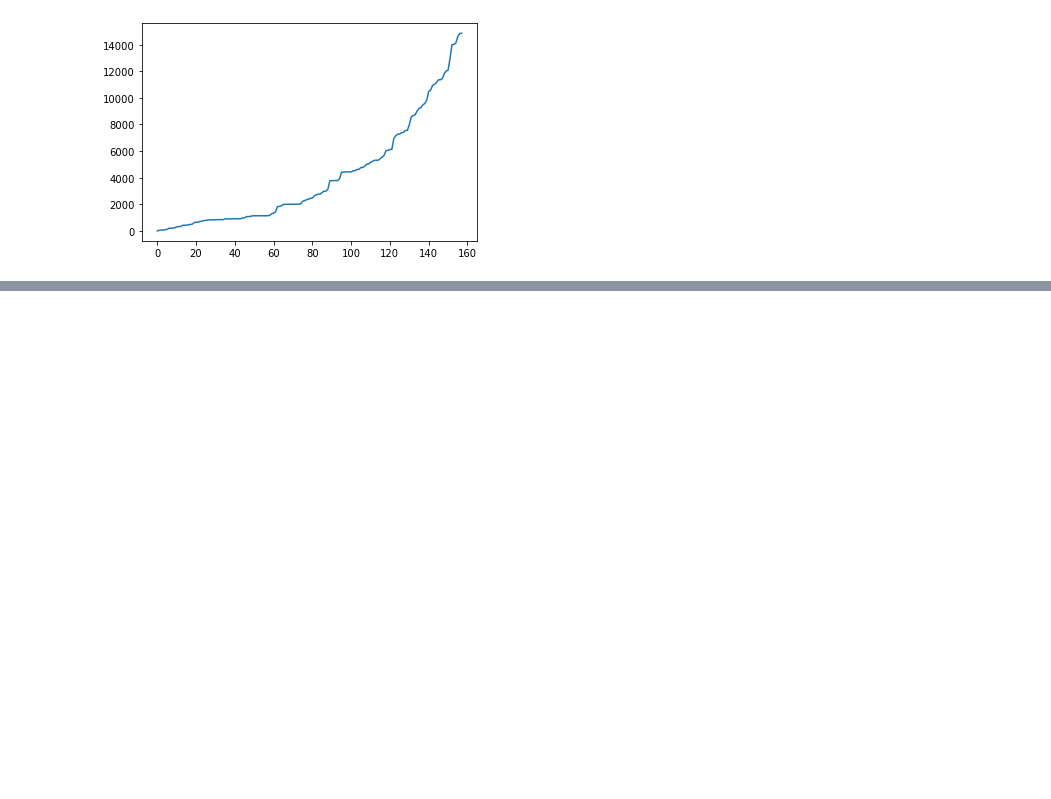
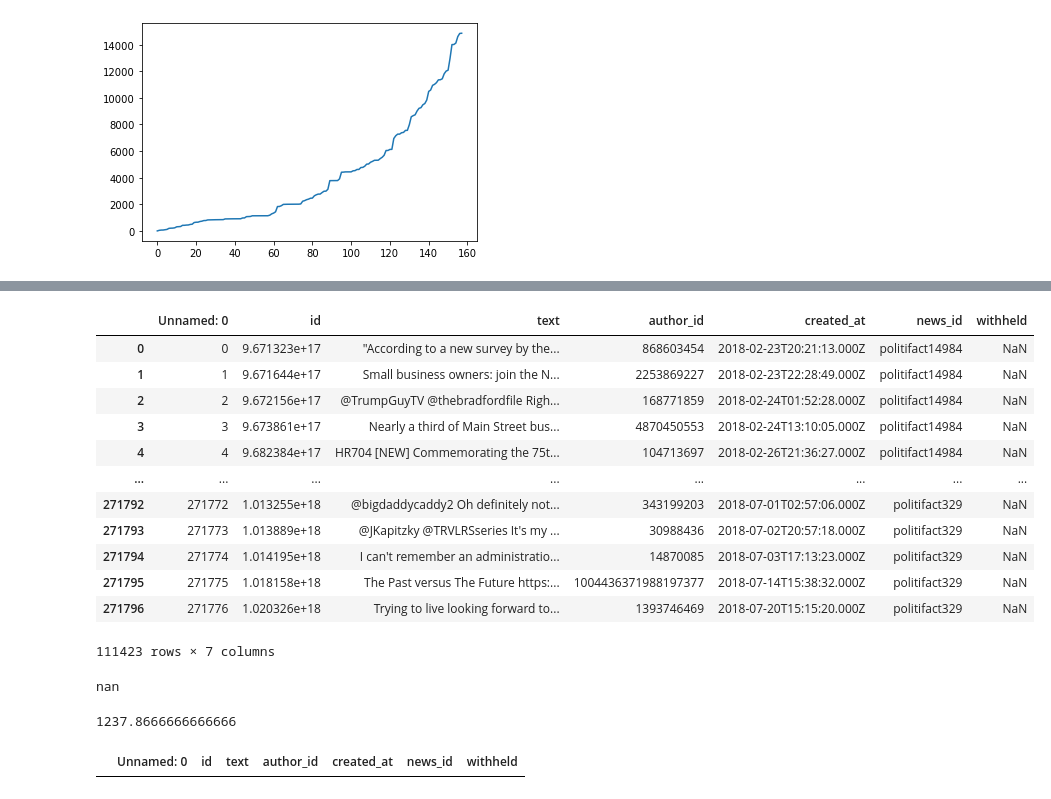
Before and after one commit to vtrikoupis/masters-thesis, a Jupyter notebook: tweet_times.ipynb, the cells around one changed output, grey strips where cells are left out. Cells and saved outputs as stored; diff of their text form; code cells hidden in the pictures; blank space fills up the shorter version.

Commit message:
wip, combining fake real and newer dataset

```diff
--- a/tweet_times.ipynb
+++ b/tweet_times.ipynb
@@ -85,0 +104,38 @@ plt.show()
+# %%
+politifact_real_manually_checked = pd.read_excel('processed-data/scraped_text_filtered/politifact_real_manually_checked.xlsx', engine='openpyxl')
+# %%
+valid_ids = politifact_real_manually_checked['id'].unique()
+# %%
+df = politifact_real_tweet_times[~politifact_real_tweet_times.news_id.isin([valid_ids])]
+# %%
+df
+# %% [output]
+|  | Unnamed: 0 | id | text | author_id | created_at | news_id | withheld |
+| 0 | 0 | 9.671323e+17 | "According to a new survey by the... | 868603454 | 2018-02-23T20:21:13.000Z | politifact14984 | NaN |
+| 1 | 1 | 9.671644e+17 | Small business owners: join the N... | 2253869227 | 2018-02-23T22:28:49.000Z | politifact14984 | NaN |
+| 2 | 2 | 9.672156e+17 | @TrumpGuyTV @thebradfordfile Righ... | 168771859 | 2018-02-24T01:52:28.000Z | politifact14984 | NaN |
+| 3 | 3 | 9.673861e+17 | Nearly a third of Main Street bus... | 4870450553 | 2018-02-24T13:10:05.000Z | politifact14984 | NaN |
+| 4 | 4 | 9.682384e+17 | HR704 [NEW] Commemorating the 75t... | 104713697 | 2018-02-26T21:36:27.000Z | politifact14984 | NaN |
+| ... | ... | ... | ... | ... | ... | ... | ... |
+| 271792 | 271772 | 1.013255e+18 | @bigdaddycaddy2 Oh definitely not... | 343199203 | 2018-07-01T02:57:06.000Z | politifact329 | NaN |
+| 271793 | 271773 | 1.013889e+18 | @JKapitzky @TRVLRSseries It's my ... | 30988436 | 2018-07-02T20:57:18.000Z | politifact329 | NaN |
+| 271794 | 271774 | 1.014195e+18 | I can't remember an administratio... | 14870085 | 2018-07-03T17:13:23.000Z | politifact329 | NaN |
+| 271795 | 271775 | 1.018158e+18 | The Past versus The Future https:... | 1004436371988197377 | 2018-07-14T15:38:32.000Z | politifact329 | NaN |
+| 271796 | 271776 | 1.020326e+18 | Trying to live looking forward to... | 1393746469 | 2018-07-20T15:15:20.000Z | politifact329 | NaN |
+111423 rows × 7 columns
+# %%
+# count = 0
+for item in df['news_id'].unique():
+    if len(df[df['news_id']==item])==0:
+        print(item)
+#    count += len(df[df['news_id']==item])
+# %% [output]
+nan
+# %%
+count/90
+# %% [output]
+1237.8666666666666
+# %%
+df[df['news_id']=='nan']
+# %% [output]
+|  | Unnamed: 0 | id | text | author_id | created_at | news_id | withheld |
```
Also changed, not shown: parts of 3 cells of this notebook, 11 other files.
